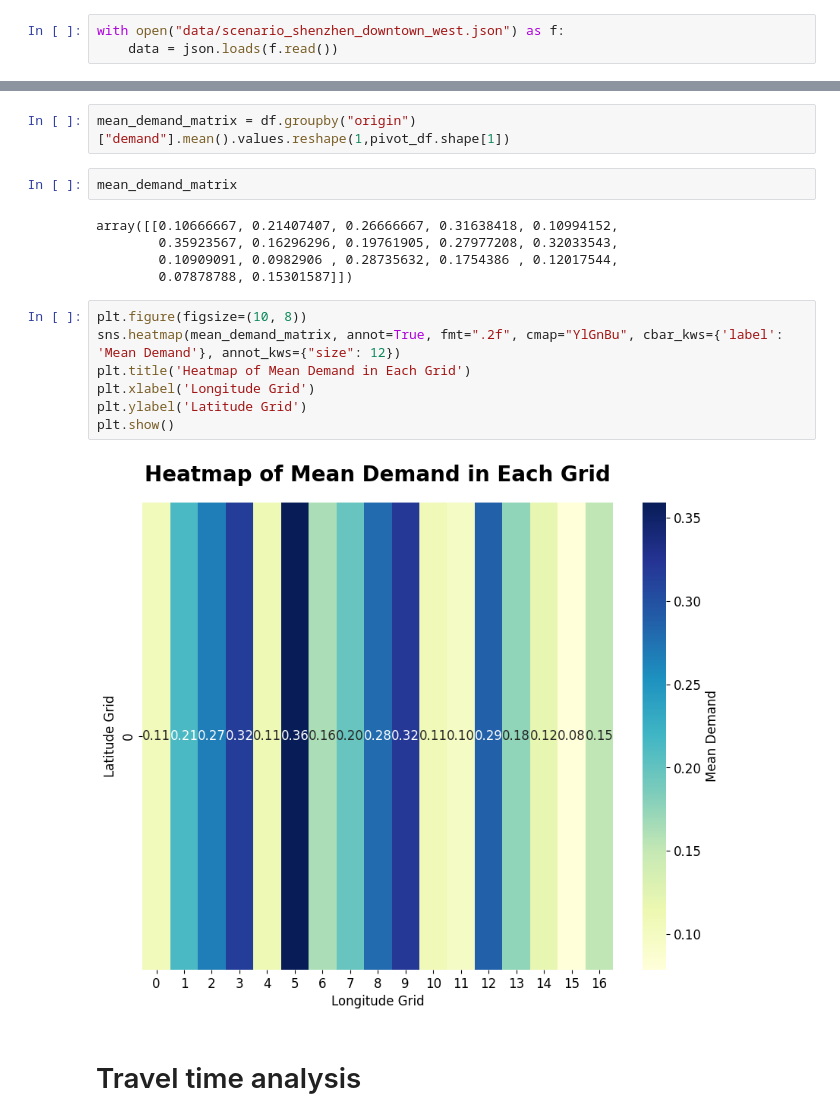
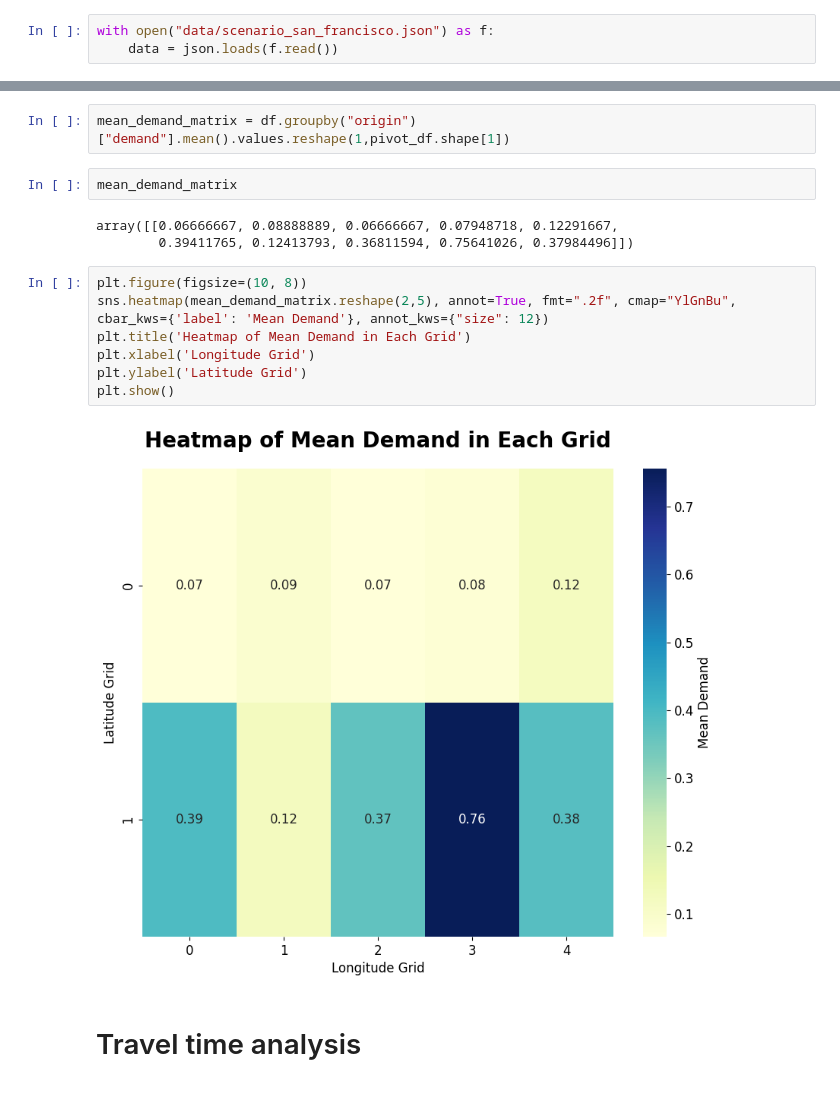
Before and after one commit to Jungar111/multi_agent_reinforcement_learning, a Jupyter notebook: notebooks/data_analysis_brooklyn.ipynb, the cells around one changed output, grey strips where cells are left out. Cells and saved outputs as stored; diff of their text form.

```diff
--- a/notebooks/data_analysis_brooklyn.ipynb
+++ b/notebooks/data_analysis_brooklyn.ipynb
@@ -12,7 +10,7 @@ from scipy.stats import lognorm
 import statsmodels.formula.api as smf
 import statsmodels.api as sm
 # %%
-with open("data/scenario_shenzhen_downtown_west.json") as f:
+with open("data/scenario_san_francisco.json") as f:
     data = json.loads(f.read())
 # %%
 df = pd.DataFrame(data["demand"])
@@ -78,19 +67,17 @@ mean_demand_matrix = df.groupby("origin")["demand"].mean().values.reshape(1,pivo
 # %%
 mean_demand_matrix
 # %% [output]
-array([[0.10666667, 0.21407407, 0.26666667, 0.31638418, 0.10994152,
-        0.35923567, 0.16296296, 0.19761905, 0.27977208, 0.32033543,
-        0.10909091, 0.0982906 , 0.28735632, 0.1754386 , 0.12017544,
-        0.07878788, 0.15301587]])
+array([[0.06666667, 0.08888889, 0.06666667, 0.07948718, 0.12291667,
+        0.39411765, 0.12413793, 0.36811594, 0.75641026, 0.37984496]])
 # %%
 plt.figure(figsize=(10, 8))
-sns.heatmap(mean_demand_matrix, annot=True, fmt=".2f", cmap="YlGnBu", cbar_kws={'label': 'Mean Demand'}, annot_kws={"size": 12})
+sns.heatmap(mean_demand_matrix.reshape(2,5), annot=True, fmt=".2f", cmap="YlGnBu", cbar_kws={'label': 'Mean Demand'}, annot_kws={"size": 12})
 plt.title('Heatmap of Mean Demand in Each Grid')
 plt.xlabel('Longitude Grid')
 plt.ylabel('Latitude Grid')
 plt.show()
 # %% [output]
-[figure, old version]
+[figure, new version]
 # %% [markdown]
 # Travel time analysis
 # %%
```
Also changed, not shown: parts of 12 cells of this notebook.
